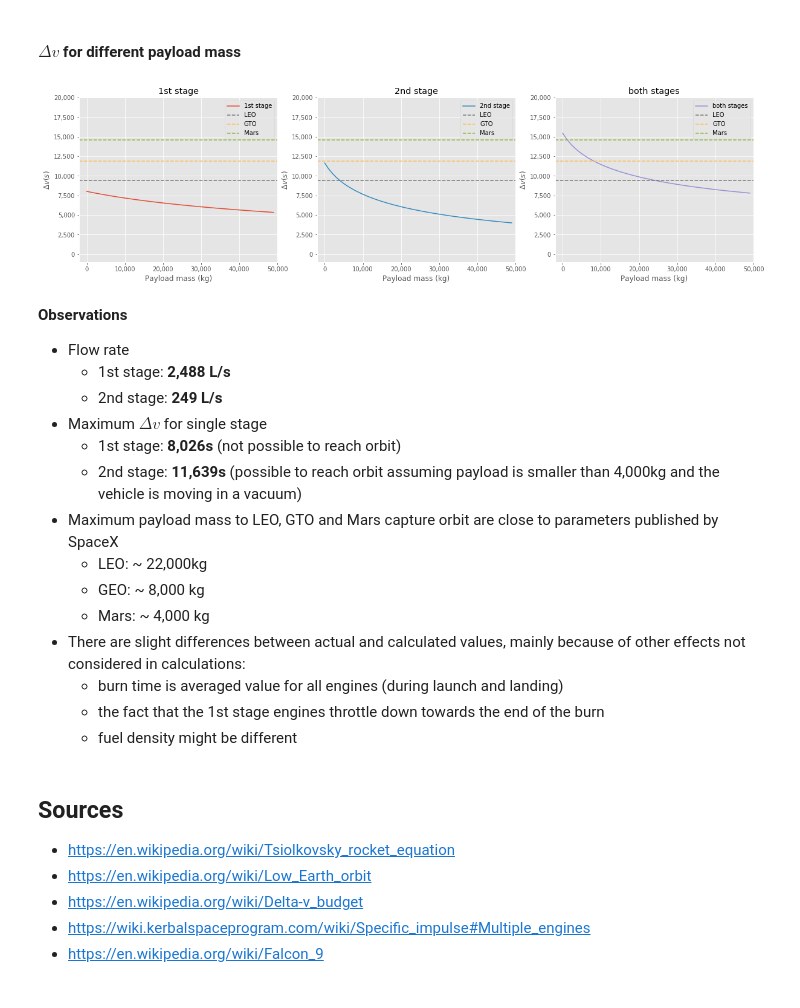
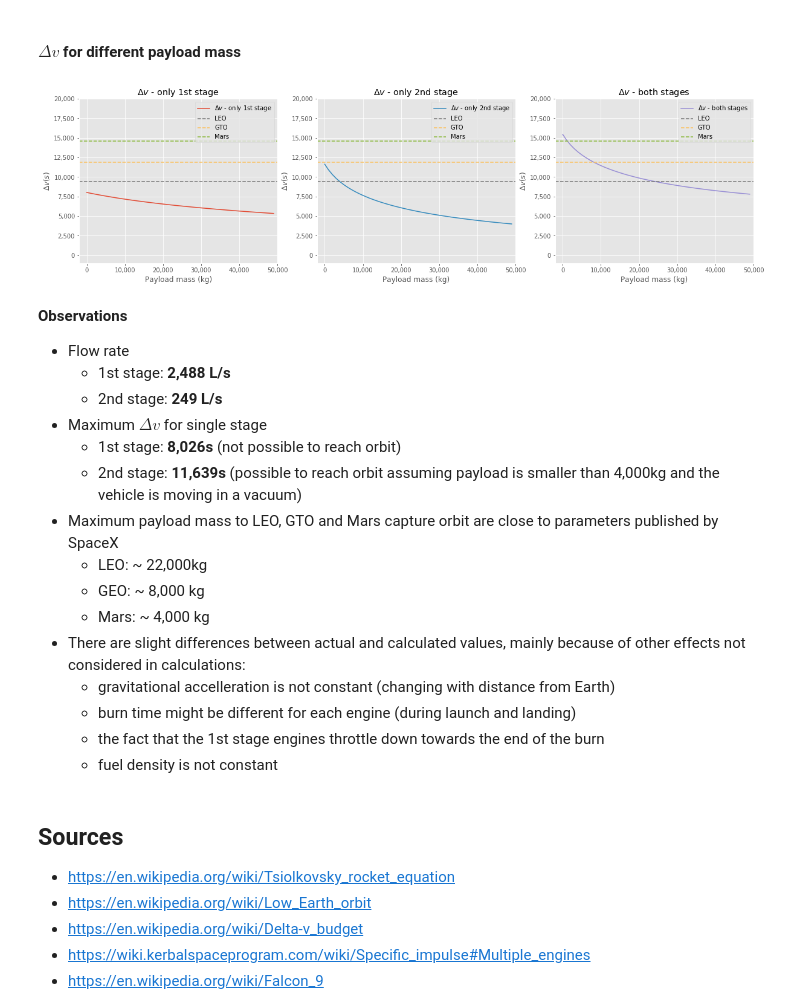
Before and after one commit to uhho/rocket_science, a Jupyter notebook: delta_v.ipynb, the cells around one changed output. Cells and saved outputs as stored; diff of their text form; code cells hidden in the pictures.

```diff
--- a/delta_v.ipynb
+++ b/delta_v.ipynb
@@ -269,33 +269,33 @@ dv_2nd_stage = delta_v(isp_2nd_stage, wet_mass_2nd_stage, dry_mass_2nd_stage)
 # %%
 delta_v_LEO = 9400 # Low Earth Orbit
 delta_v_GTO = 11900 # Geostationary Transfer Orbit
 delta_v_Mars = 14600 # Mars capture orbit
 
 def draw_plot(ax, x, y, color, label):
     formatter = matplotlib.ticker.FuncFormatter(lambda x, p: '{:,}'.format(int(x)))
     ax.plot(x, y, color, label=label)
     ax.set_title(label)
     ax.get_xaxis().set_major_formatter(formatter)
     ax.get_yaxis().set_major_formatter(formatter)
     ax.set_xlabel('Payload mass (kg)');
     ax.set_ylabel('$\Delta v (s)$');
     ax.set_xlim(-2000, max_x)
     ax.set_ylim(-1000, 20000)
     ax.axhline(delta_v_LEO, linestyle='--', color='C3', label='LEO')
     ax.axhline(delta_v_GTO, linestyle='--', color='C4', label='GTO')
     ax.axhline(delta_v_Mars, linestyle='--', color='C5', label='Mars')
 
     ax.legend(loc='upper right');
 
 fig, ax = plt.subplots(1, 3, figsize=(20,5))
 
-draw_plot(ax[0], dry_mass_1st_stage - dry_mass_base_1st_stage, dv_1st_stage, 'C0', '1st stage')
-draw_plot(ax[1], dry_mass_2nd_stage - dry_mass_base_2nd_stage, dv_2nd_stage, 'C1', '2nd stage')
-draw_plot(ax[2], dry_mass_2nd_stage - dry_mass_base_2nd_stage, dv_1st_stage_with_2nd_stage + dv_2nd_stage, 'C2', 'both stages')
+draw_plot(ax[0], dry_mass_1st_stage - dry_mass_base_1st_stage, dv_1st_stage, 'C0', '$\Delta v$ - only 1st stage')
+draw_plot(ax[1], dry_mass_2nd_stage - dry_mass_base_2nd_stage, dv_2nd_stage, 'C1', '$\Delta v$ - only 2nd stage')
+draw_plot(ax[2], dry_mass_2nd_stage - dry_mass_base_2nd_stage, dv_1st_stage_with_2nd_stage + dv_2nd_stage, 'C2', '$\Delta v$ - both stages')
 
 plt.show();
 # %% [output]
-[figure, old version]
+[figure, new version]
 # %% [markdown]
 **Observations**
 
@@ -310,9 +310,10 @@ plt.show();
     - GEO: ~ 8,000 kg
     - Mars: ~ 4,000 kg
 - There are slight differences between actual and calculated values, mainly because of other effects not considered in calculations:
-    - burn time is averaged value for all engines (during launch and landing)
+    - gravitational accelleration is not constant (changing with distance from Earth)
+    - burn time might be different for each engine (during launch and landing)
     - the fact that the 1st stage engines throttle down towards the end of the burn
-    - fuel density might be different
+    - fuel density is not constant
 # %% [markdown]
 ## Sources
 
```
Also changed, not shown: 3 other files.
